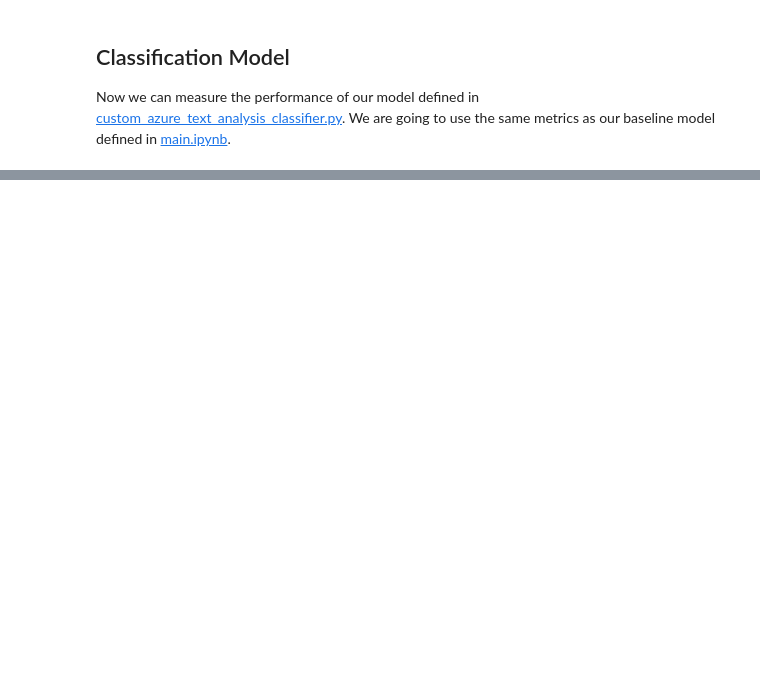
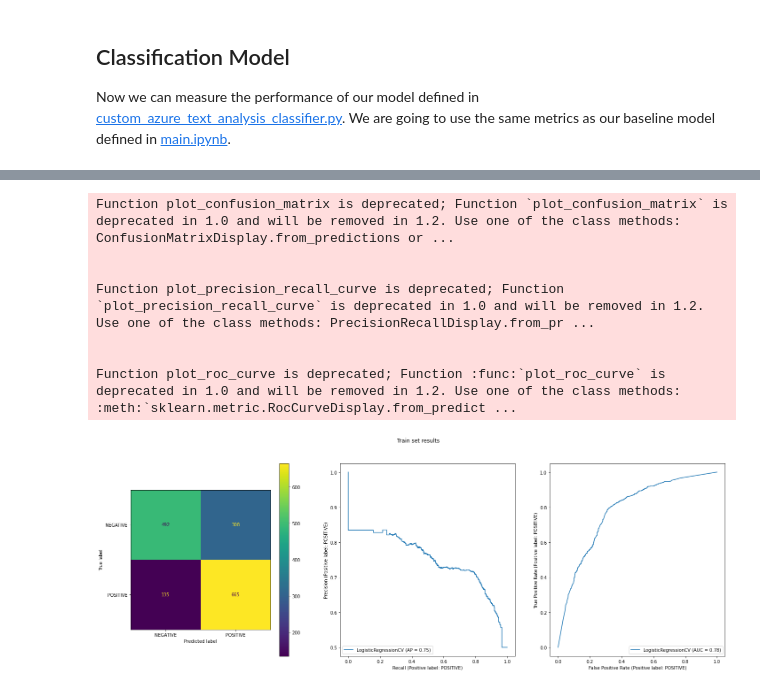
Before and after one commit to fleuryc/OC_AI-Engineer_P7_Detect-bad-buzz-with-deep-learning, a Jupyter notebook: notebooks/text_analytics_api.ipynb, the cells around one changed output, grey strips where cells are left out. Saved outputs shown, nothing was run; the diff lists cells and outputs as text; code cells hidden in the pictures; blank space fills up the shorter version.

```diff
--- a/notebooks/text_analytics_api.ipynb
+++ b/notebooks/text_analytics_api.ipynb
@@ -134,0 +124,10 @@ This model is also biased towards the positive class, but less than our baseline
+# %%
+df["api_positive"] = [cls.analyze_sentiment_cache[text]["positive"] for text in df.text.values]
+df["api_neutral"] = [cls.analyze_sentiment_cache[text]["neutral"] for text in df.text.values]
+df["api_negative"] = [cls.analyze_sentiment_cache[text]["negative"] for text in df.text.values]
+
+viz_helpers.plot_boxes(
+    dataframe=df,
+    plot_columns=["api_positive", "api_neutral", "api_negative"],
+    categorical_column="target",
+)
@@ -134,0 +138,15 @@ This model is also biased towards the positive class, but less than our baseline
+# %%
+from sklearn.model_selection import train_test_split
+
+
+X = df[["api_positive", "api_neutral", "api_negative"]]
+y = df.target
+
+# Train-test split
+X_train, X_test, y_train, y_test = train_test_split(
+    X,
+    y,
+    test_size=0.2,
+    stratify=y,
+    random_state=42,
+)
@@ -134,0 +164,16 @@ This model is also biased towards the positive class, but less than our baseline
+# %%
+viz_helpers.plot_classifier_results(
+    model,
+    X_train,
+    y_train,
+    title="Train set results",
+)
+# %% [output]
+Function plot_confusion_matrix is deprecated; Function `plot_confusion_matrix` is deprecated in 1.0 and will be removed in 1.2. Use one of the class methods: ConfusionMatrixDisplay.from_predictions or ...
+
+
+Function plot_precision_recall_curve is deprecated; Function `plot_precision_recall_curve` is deprecated in 1.0 and will be removed in 1.2. Use one of the class methods: PrecisionRecallDisplay.from_pr ...
+
+
+Function plot_roc_curve is deprecated; Function :func:`plot_roc_curve` is deprecated in 1.0 and will be removed in 1.2. Use one of the class methods: :meth:`sklearn.metric.RocCurveDisplay.from_predict ...
+[figure, added]
```
Also changed, not shown: parts of 16 cells of this notebook, 1 other file.
